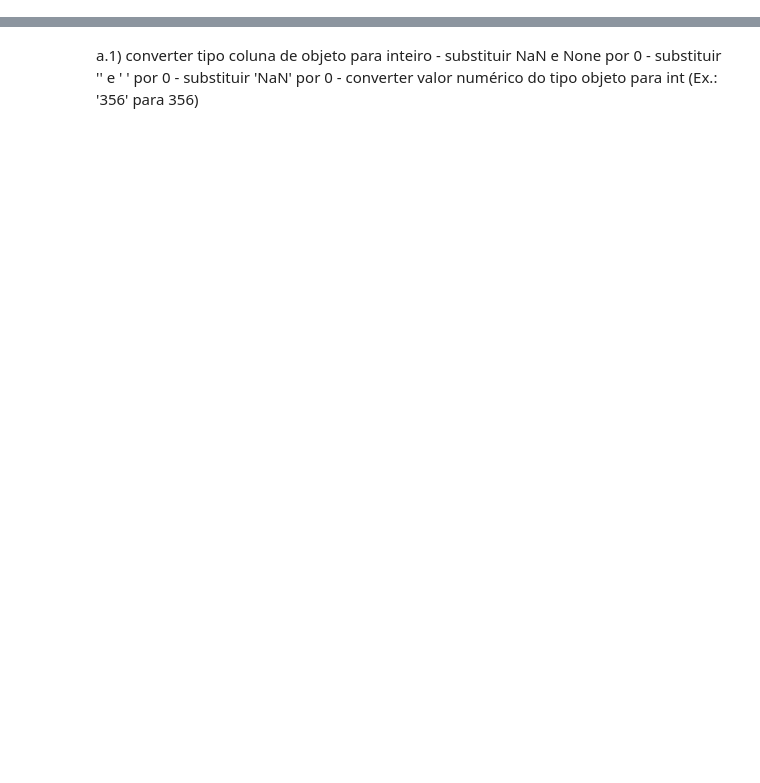
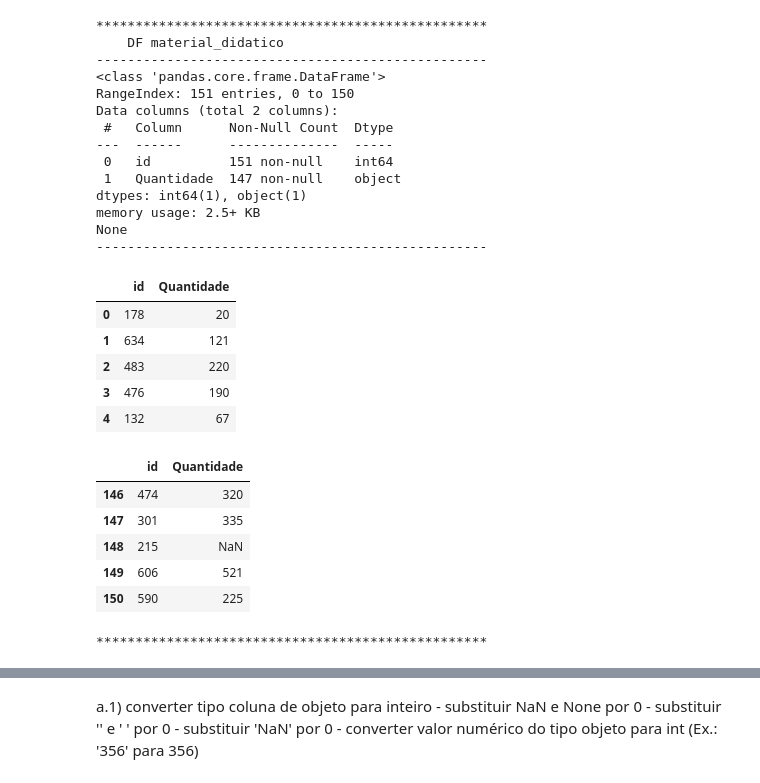
Before and after one commit to wpfaltz/Projeto_Pandas_Numpy, a Jupyter notebook: proj_final.ipynb, the cells around one changed output, grey strips where cells are left out. Saved outputs shown, nothing was run; the diff lists cells and outputs as text; code cells hidden in the pictures; blank space fills up the shorter version.

```diff
--- a/proj_final.ipynb
+++ b/proj_final.ipynb
@@ -21,0 +58,38 @@ memory usage: 2.5+ KB
+# %%
+print(50*"*")
+print("    DF material_didatico")
+print(50*"-")
+print(material_didatico.info())
+print(50*"-")
+print("\n")
+display(material_didatico.head(5))
+display(material_didatico.tail(5))
+print(50*"*")
+# %% [output]
+**************************************************
+    DF material_didatico
+--------------------------------------------------
+<class 'pandas.core.frame.DataFrame'>
+RangeIndex: 151 entries, 0 to 150
+Data columns (total 2 columns):
+ #   Column      Non-Null Count  Dtype
+---  ------      --------------  -----
+ 0   id          151 non-null    int64
+ 1   Quantidade  147 non-null    object
+dtypes: int64(1), object(1)
+memory usage: 2.5+ KB
+None
+--------------------------------------------------
+|  | id | Quantidade |
+| 0 | 178 | 20 |
+| 1 | 634 | 121 |
+| 2 | 483 | 220 |
+| 3 | 476 | 190 |
+| 4 | 132 | 67 |
+|  | id | Quantidade |
+| 146 | 474 | 320 |
+| 147 | 301 | 335 |
+| 148 | 215 | NaN |
+| 149 | 606 | 521 |
+| 150 | 590 | 225 |
+**************************************************
```
Also changed, not shown: parts of 21 cells of this notebook.
